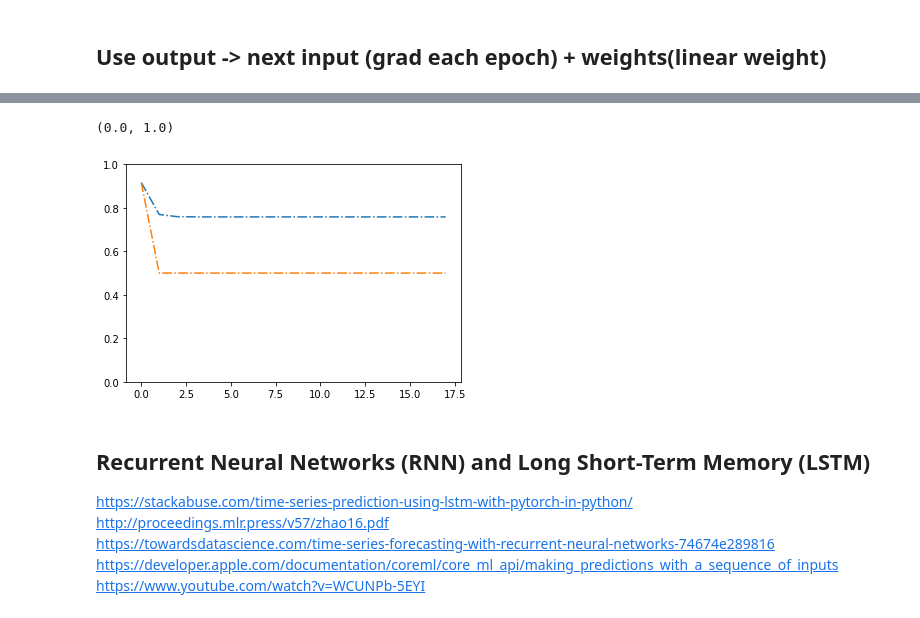
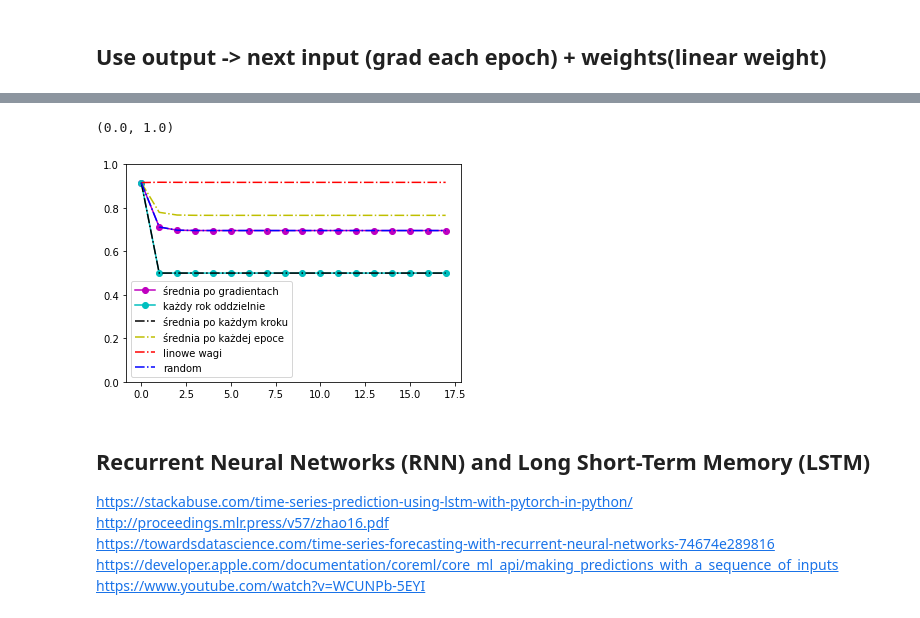
Before and after one commit to MarBry111/Forecast_Election_Poland, a Jupyter notebook: Model_I_3parameters.ipynb, the cells around one changed output, grey strips where cells are left out. Drawn from its saved outputs; the diff is of its cells as text; code cells hidden in the pictures.

```diff
--- a/Model_I_3parameters.ipynb
+++ b/Model_I_3parameters.ipynb
@@ -444,10 +443,22 @@ plt.show()
-# %%
-plt.plot(o_avg.mean(1), '-.')
-plt.plot(o_all.mean(1), '-.')
-plt.ylim(0,1)
-# %% [output]
-(0.0, 1.0)
-[figure, removed]
+# %%
+plt.plot(o_avg.mean(1), 'm-o')
+plt.plot(o_all.mean(1), 'c-o')
+plt.plot(o_step.mean(1), 'k-.')
+plt.plot(o_nxt.mean(1), 'y-.')
+plt.plot(o_wgth.mean(1), 'r-.')
+plt.plot(o_rnd.mean(1), 'b-.')
+
+plt.legend(['średnia po gradientach',
+            'każdy rok oddzielnie',
+            'średnia po każdym kroku',
+            'średnia po każdej epoce',
+            'linowe wagi',
+            'random'
+           ])
+plt.ylim(0,1)
+# %% [output]
+(0.0, 1.0)
+[figure, added]
 # %% [markdown]
 ## Recurrent Neural Networks (RNN) and Long Short-Term Memory (LSTM)
 https://stackabuse.com/time-series-prediction-using-lstm-with-pytorch-in-python/ <br>
```
Also changed, not shown: parts of 8 cells of this notebook, 4 other files.
